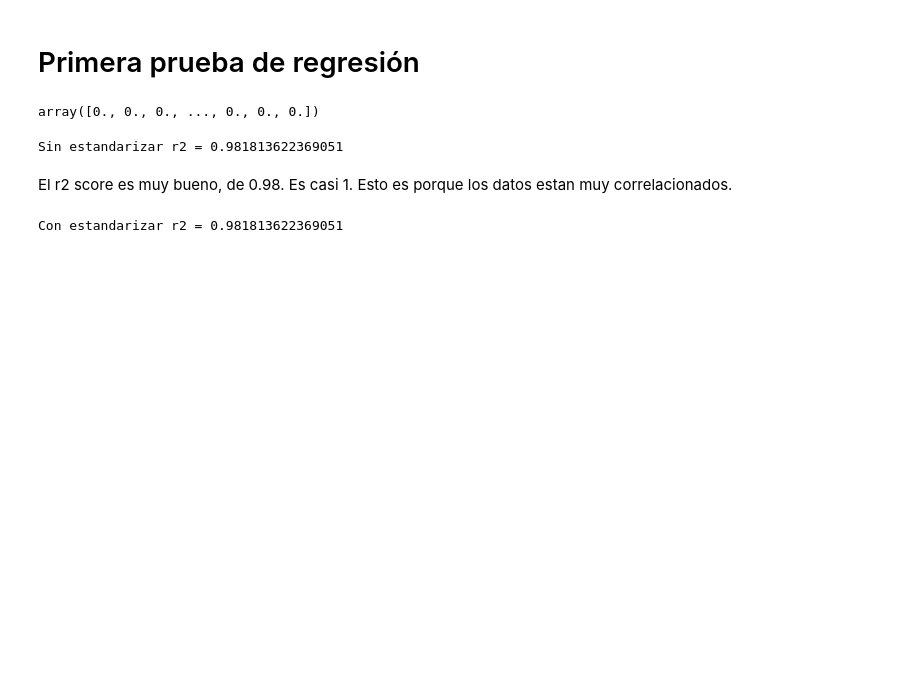
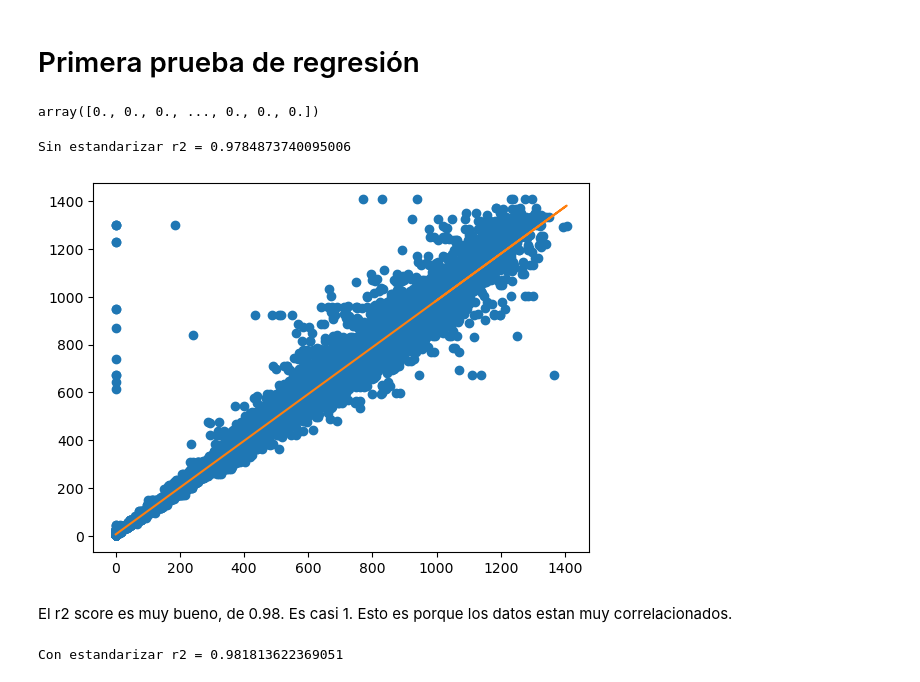
Before and after one commit to ArnauMarcosAlmansa/UAB-APC-Kaggle, a Jupyter notebook: kaggle.ipynb, the cells around one changed output. Cells and saved outputs as stored; diff of their text form; code cells hidden in the pictures; blank space fills up the shorter version.

Commit message:
regplot

```diff
--- a/kaggle.ipynb
+++ b/kaggle.ipynb
@@ -171,8 +171,8 @@ from sklearn.ensemble import IsolationForest
 
 def remove_outliers(X_train, y_train):
     iforest = IsolationForest(bootstrap=True,
-                          n_estimators=1000,
-                          contamination=0.001,
+                          n_estimators=100,
+                          contamination=0.01,
                           n_jobs=-1,
                          random_state=1)
 
@@ -195,5 +195,14 @@ Outliers removed X shape = (68708, 3)
 # %% [markdown]
 # Primera prueba de regresión
+# %%
+import matplotlib.pyplot as plt
+import numpy as np
+
+def regplot(y_real, y_pred):
+    plt.plot(y_real, y_pred, 'o')
+    m, b = np.polyfit(y_real, y_pred, 1)
+    plt.plot(y_real, m * y_real + b)
+    plt.show()
 # %%
 X = clean_dataset.drop(['DATE_TIME', 'DC_POWER', 'AC_POWER', 'DAILY_YIELD', 'TOTAL_YIELD'], axis=1).to_numpy()
 
@@ -210,17 +219,19 @@ X_train, X_test, y_train, y_test = train_test_split(X, y, test_size=0.2, random_
 # %%
 from sklearn.linear_model import LinearRegression
 from sklearn.metrics import r2_score
 
 model = LinearRegression()
 model.fit(X_train, y_train)
 
 y_pred = model.predict(X_test)
 
 r2 = r2_score(y_test, y_pred)
 
 print(f"Sin estandarizar r2 = {r2}")
+regplot(y_test, y_pred)
 # %% [output]
-Sin estandarizar r2 = 0.981813622369051
+Sin estandarizar r2 = 0.9784873740095006
+[figure, added]
 # %% [markdown]
 El r2 score es muy bueno, de 0.98. Es casi 1. Esto es porque los datos estan muy correlacionados.
 # %%
```
Also changed, not shown: parts of 1 cell of this notebook.
